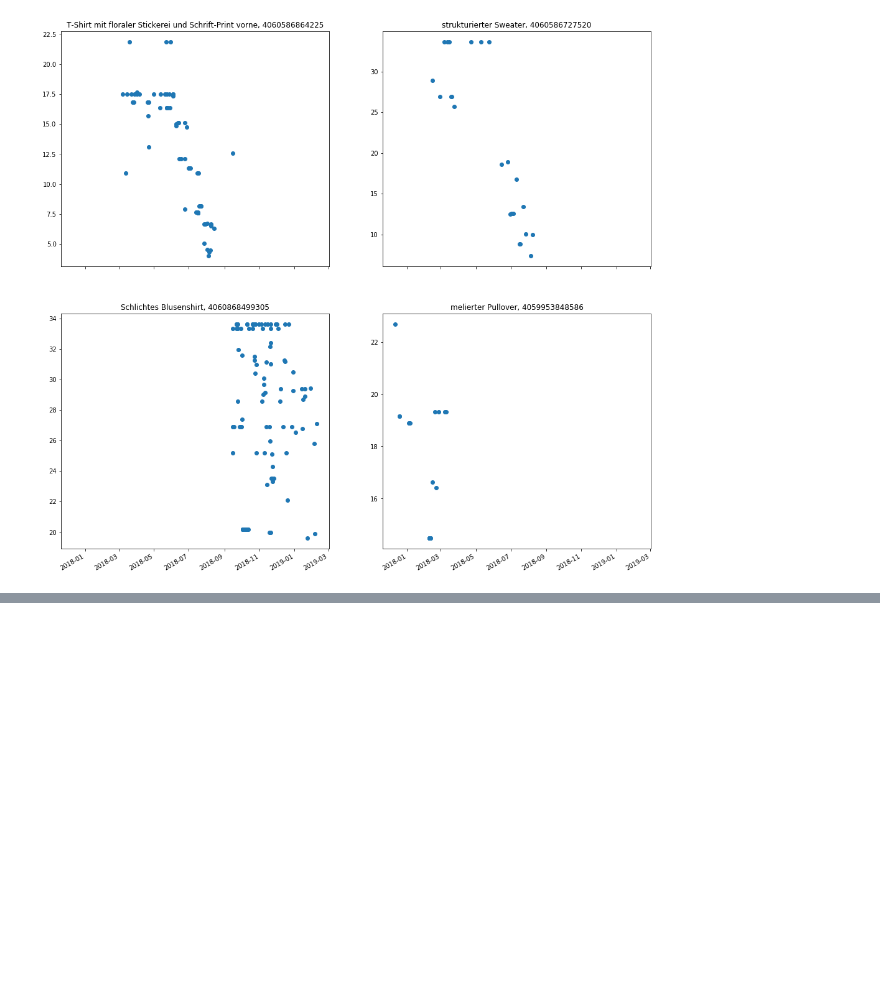
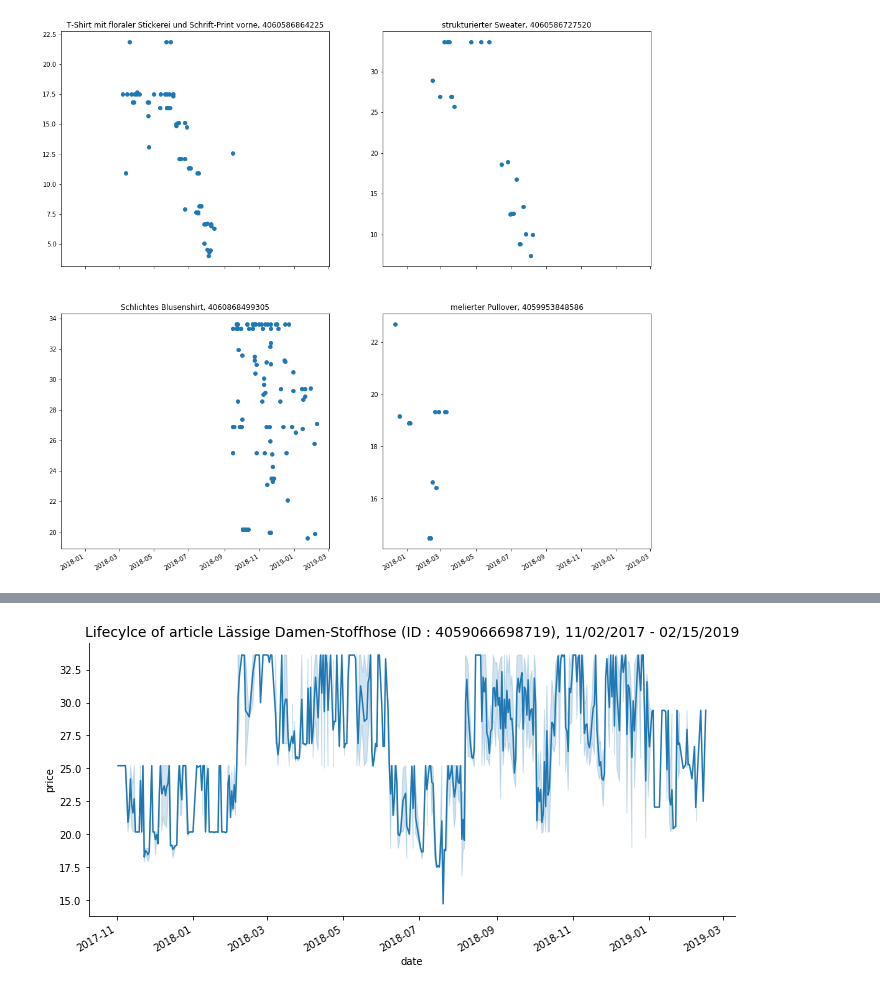
Before and after one commit to s-lau-42/Project_3_Online_Shop_Analysis, a Jupyter notebook: Plots.ipynb, the cells around one changed output, grey strips where cells are left out. Cells and saved outputs as stored; diff of their text form; code cells hidden in the pictures; blank space fills up the shorter version.

```diff
--- a/Plots.ipynb
+++ b/Plots.ipynb
@@ -292,0 +391,4 @@ sale.head()
+# %%
+lc_plot(4059066698719)
+# %% [output]
+[figure, added]
```
Also changed, not shown: parts of 16 cells of this notebook, 5 other files.
